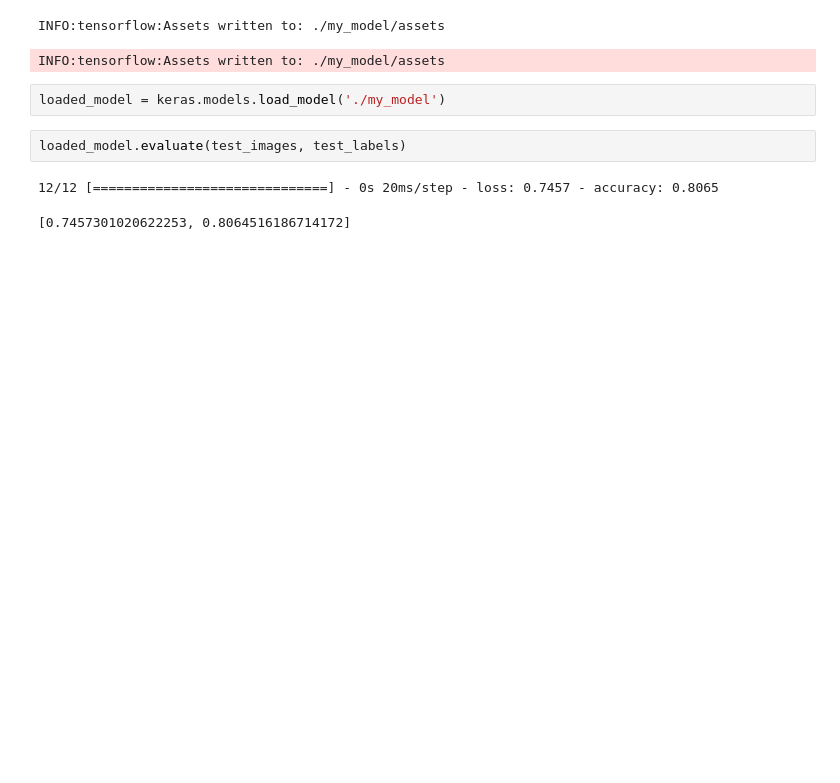
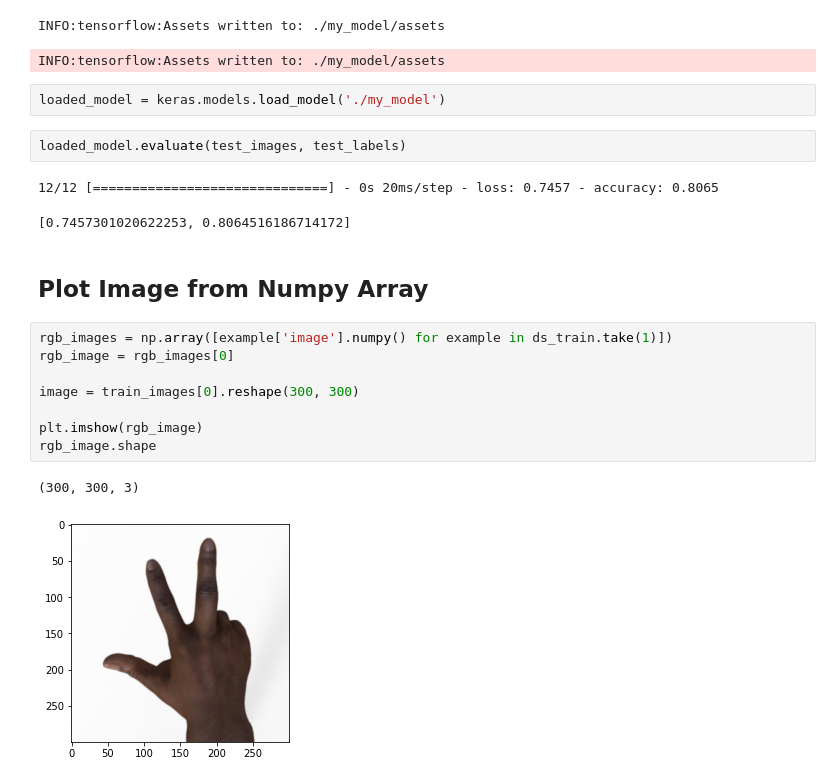
Before and after one commit to amirfanani/Image-classification-CNN, a Jupyter notebook: main.ipynb, the cells around one changed output. Drawn from its saved outputs; the diff is of its cells as text; blank space fills up the shorter version.

Commit message:
plot image from numpy

```diff
--- a/main.ipynb
+++ b/main.ipynb
@@ -318,3 +318,16 @@ loaded_model.evaluate(test_images, test_labels)
 # %% [output]
 12/12 [==============================] - 0s 20ms/step - loss: 0.7457 - accuracy: 0.8065
 [0.7457301020622253, 0.8064516186714172]
+# %% [markdown]
+## Plot Image from Numpy Array
+# %%
+rgb_images = np.array([example['image'].numpy() for example in ds_train.take(1)])
+rgb_image = rgb_images[0]
+
+image = train_images[0].reshape(300, 300)
+
+plt.imshow(rgb_image)
+rgb_image.shape
+# %% [output]
+(300, 300, 3)
+[figure, added]
```
